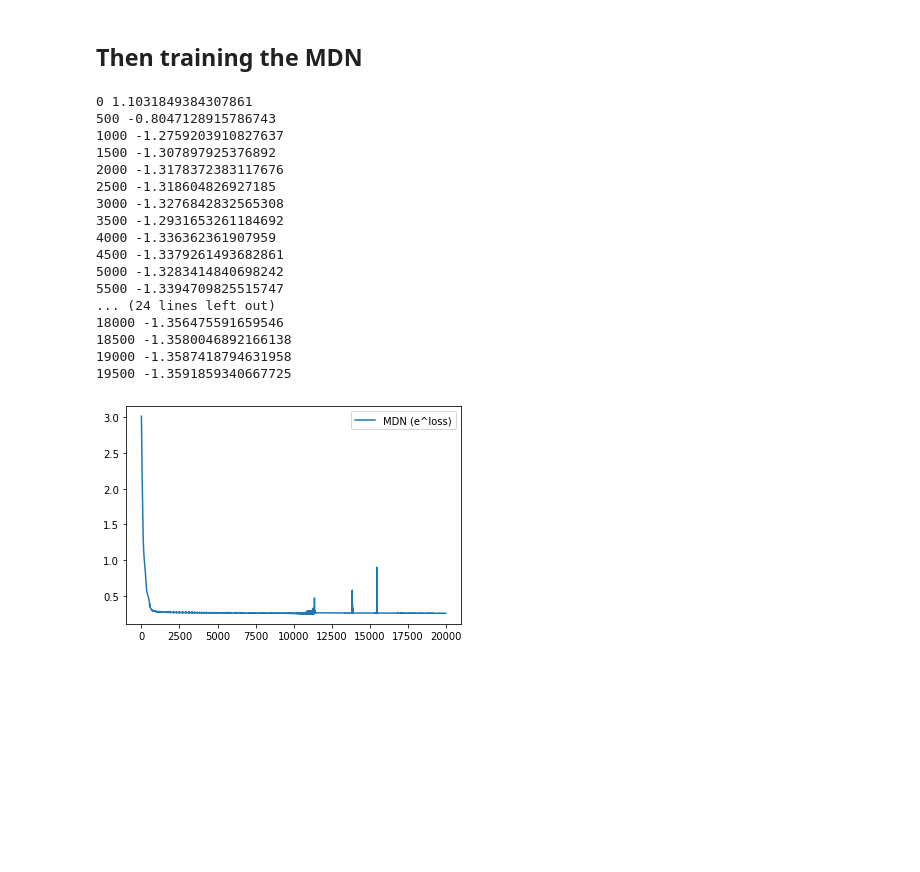
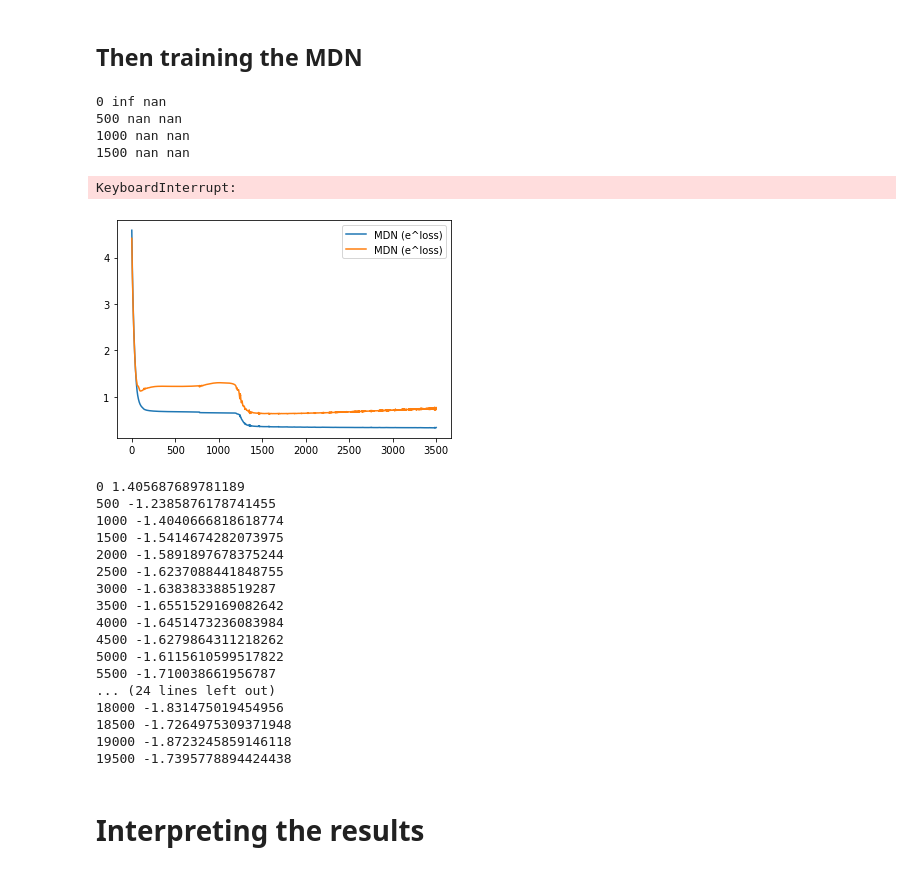
Before and after one commit to thijsgelton/HRI-Tutorial-2, a Jupyter notebook: part2/Creating the models.ipynb, the cells around one changed output. Saved outputs shown, nothing was run; the diff lists cells and outputs as text; code cells hidden in the pictures; blank space fills up the shorter version.

```diff
--- a/part2/Creating the models.ipynb
+++ b/part2/Creating the models.ipynb
@@ -88,4 +96,11 @@ def loss_fn(pi, sigma, mu, y):
         losses += torch.mean(prior_z.unsqueeze(-1).repeat(1, NO) * likelihood_z_x)
     loss = torch.mean(losses)
     return loss
+# %%
+NGAUSSIANS = 4
+EPOCHS = 20000
+model = MDN(n_input=2, n_hidden=20, n_output=2, n_gaussians=NGAUSSIANS)
+optimizer = torch.optim.Adam(model.parameters(), eps=1e-2) # Select optimizer
+mdn_train_losses = []
+mdn_validation_losses = []
 # %%
@@ -108,0 +125,16 @@ def train_mdn(network, x_train, y_train):
+# %%
+train_mdn(model, dataset.x_train, dataset.y_train, dataset.x_val, dataset.y_val)
+# %% [output]
+0 inf nan
+500 nan nan
+1000 nan nan
+1500 nan nan
+KeyboardInterrupt:
+# %%
+plt.plot(np.exp(mdn_train_losses[:3500]), label="MDN (e^loss)")
+plt.plot(np.exp(mdn_validation_losses[:3500]), label="MDN (e^loss)")
+plt.legend()
+plt.savefig('MDN_loss_3500_samples.png')
+plt.show()
+# %% [output]
+[figure, added]
@@ -109,28 +146,24 @@ def train_mdn(network, x_train, y_train):
 # %%
-train_mdn(model, dataset.x_train, dataset.y_train)
+train_mdn(model, dataset.x_train, dataset.y_train, [], [])
 # %% [output]
-0 1.1031849384307861
-500 -0.8047128915786743
-1000 -1.2759203910827637
-1500 -1.307897925376892
-2000 -1.3178372383117676
-2500 -1.318604826927185
-3000 -1.3276842832565308
-3500 -1.2931653261184692
-4000 -1.336362361907959
-4500 -1.3379261493682861
-5000 -1.3283414840698242
-5500 -1.3394709825515747
+0 1.405687689781189
+500 -1.2385876178741455
+1000 -1.4040666818618774
+1500 -1.5414674282073975
+2000 -1.5891897678375244
+2500 -1.6237088441848755
+3000 -1.638383388519287
+3500 -1.6551529169082642
+4000 -1.6451473236083984
+4500 -1.6279864311218262
+5000 -1.6115610599517822
+5500 -1.710038661956787
 ... (24 lines left out)
-18000 -1.356475591659546
-18500 -1.3580046892166138
-19000 -1.3587418794631958
-19500 -1.3591859340667725
+18000 -1.831475019454956
+18500 -1.7264975309371948
+19000 -1.8723245859146118
+19500 -1.7395778894424438
-# %%
-plt.plot(np.exp(mdn_losses), label="MDN (e^loss)")
-plt.legend()
-plt.show()
-# %% [output]
-[figure, removed]
 # %%
 torch.save(model.state_dict(), f'mdn_model_nao_{int(EPOCHS/1000)}kepochs_{NGAUSSIANS}gaussians')
+# %% [markdown]
+# Interpreting the results
```
Also changed, not shown: parts of 25 cells of this notebook, 35 other files.
